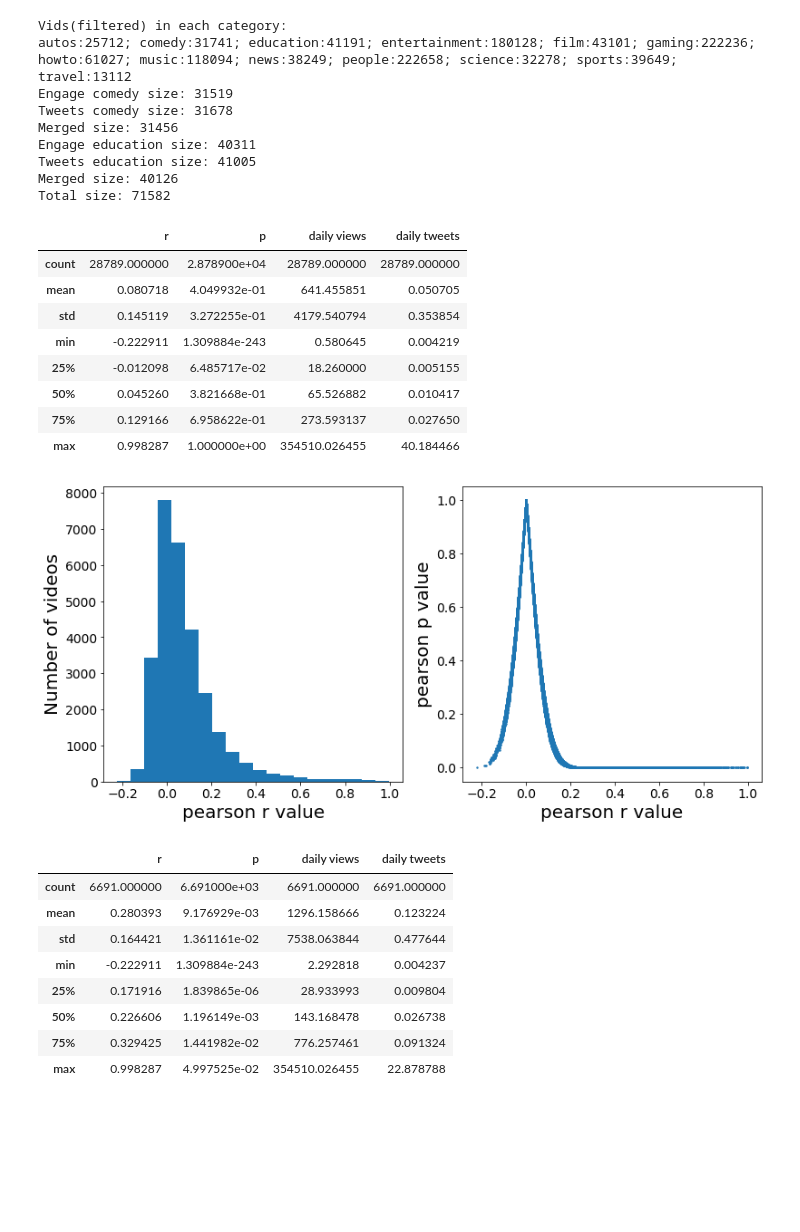
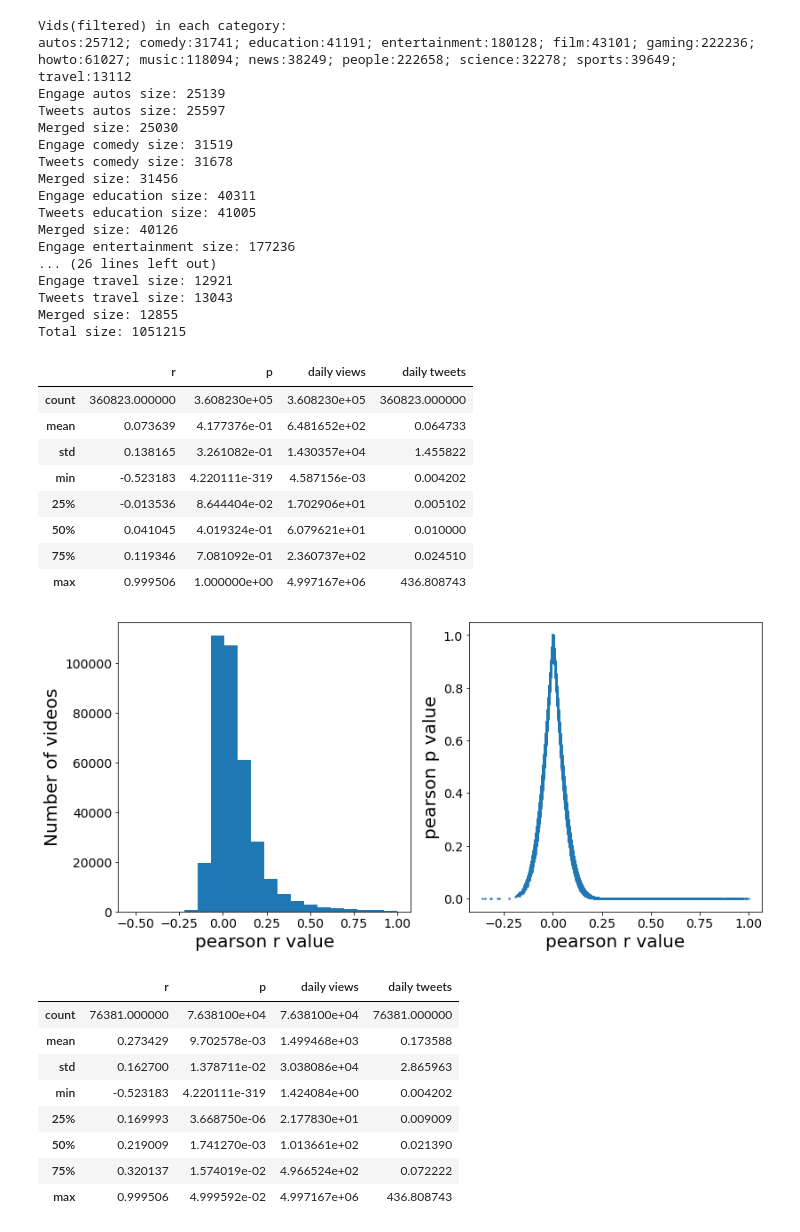
Before and after one commit to septasset/hip-popularity, a Jupyter notebook: data_analysis/engage16_temporal_views_promotion_long-term(all_cats).ipynb, the cells around one changed output. Drawn from its saved outputs; the diff is of its cells as text; code cells hidden in the pictures; blank space fills up the shorter version.

```diff
--- a/data_analysis/engage16_temporal_views_promotion_long-term(all_cats).ipynb
+++ b/data_analysis/engage16_temporal_views_promotion_long-term(all_cats).ipynb
@@ -19,13 +19,13 @@ plt.rcParams.update({'axes.labelsize': 20,
                      'xtick.labelsize': 14,
                      'ytick.labelsize': 14})
 # %%
-# file_vids_filter_all = "/home/users/u6314203/pyProject/hip-popularity/data/engage16/filtered/vids_filter_all.csv"
-# engage_dataset_base = "/localdata/u6314203/dataset_engage16/tweeted_videos"
-# tweets_dataset_base = "/localdata/u6314203/dataset_tweets_engage/dataset_tweets_fixTZ"
+file_vids_filter_all = "/home/users/u6314203/pyProject/hip-popularity/data/engage16/filtered/vids_filter_all.csv"
+engage_dataset_base = "/localdata/u6314203/dataset_engage16/tweeted_videos"
+tweets_dataset_base = "/localdata/u6314203/dataset_tweets_engage/dataset_tweets_fixTZ"
 
-file_vids_filter_all = "C:/Users/u6314203/pyProjects/hip-popularity/data/engage16/filtered/vids_filter_all.csv"
-engage_dataset_base = "G:/MLCV dataset/engagement'16/tweeted_videos"
-tweets_dataset_base = "G:/MLCV dataset/engagement'16/tweets_dataset_fixTZ"
+# file_vids_filter_all = "C:/Users/u6314203/pyProjects/hip-popularity/data/engage16/filtered/vids_filter_all.csv"
+# engage_dataset_base = "G:/MLCV dataset/engagement'16/tweeted_videos"
+# tweets_dataset_base = "G:/MLCV dataset/engagement'16/tweets_dataset_fixTZ"
 
 categories_eligible = ["autos", "comedy","education","entertainment", \
                        "film","gaming","howto","music",\
@@ -37,7 +37,7 @@ vids_filter_all = read_vids(file_vids_filter_all)
 
 merged_dataset = dict()
 # engage_metadata = dict()
-for category in categories_eligible[1:3]:
+for category in categories_eligible[:]:
     engage_dataset = engage_read(engage_dataset_base, category)
     tweets_dataset = engage_tweets_read(tweets_dataset_base, category)
 
@@ -48,13 +48,21 @@ print(f"Total size: {len(merged_dataset)}")
 # %% [output]
 Vids(filtered) in each category:
 autos:25712; comedy:31741; education:41191; entertainment:180128; film:43101; gaming:222236; howto:61027; music:118094; news:38249; people:222658; science:32278; sports:39649; travel:13112
+Engage autos size: 25139
+Tweets autos size: 25597
+Merged size: 25030
 Engage comedy size: 31519
 Tweets comedy size: 31678
 Merged size: 31456
 Engage education size: 40311
 Tweets education size: 41005
 Merged size: 40126
-Total size: 71582
+Engage entertainment size: 177236
+... (26 lines left out)
+Engage travel size: 12921
+Tweets travel size: 13043
+Merged size: 12855
+Total size: 1051215
 # %%
 timepoint = 90
 pearsonr_vals = []
@@ -71,44 +79,45 @@ df_pearsonr = df_pearsonr[[not x for x in np.isnan(df_pearsonr["r"])]]
 pd.DataFrame.describe(df_pearsonr)
 # %% [output]
 |  | r | p | daily views | daily tweets |
-| count | 28789.000000 | 2.878900e+04 | 28789.000000 | 28789.000000 |
-| mean | 0.080718 | 4.049932e-01 | 641.455851 | 0.050705 |
-| std | 0.145119 | 3.272255e-01 | 4179.540794 | 0.353854 |
-| min | -0.222911 | 1.309884e-243 | 0.580645 | 0.004219 |
-| 25% | -0.012098 | 6.485717e-02 | 18.260000 | 0.005155 |
-| 50% | 0.045260 | 3.821668e-01 | 65.526882 | 0.010417 |
-| 75% | 0.129166 | 6.958622e-01 | 273.593137 | 0.027650 |
-| max | 0.998287 | 1.000000e+00 | 354510.026455 | 40.184466 |
+| count | 360823.000000 | 3.608230e+05 | 3.608230e+05 | 360823.000000 |
+| mean | 0.073639 | 4.177376e-01 | 6.481652e+02 | 0.064733 |
+| std | 0.138165 | 3.261082e-01 | 1.430357e+04 | 1.455822 |
+| min | -0.523183 | 4.220111e-319 | 4.587156e-03 | 0.004202 |
+| 25% | -0.013536 | 8.644404e-02 | 1.702906e+01 | 0.005102 |
+| 50% | 0.041045 | 4.019324e-01 | 6.079621e+01 | 0.010000 |
+| 75% | 0.119346 | 7.081092e-01 | 2.360737e+02 | 0.024510 |
+| max | 0.999506 | 1.000000e+00 | 4.997167e+06 | 436.808743 |
 # %%
 fig = plt.figure(figsize=(13, 6))
 
 ax = fig.add_subplot(1,2,1)
 n, bins, patches = ax.hist(df_pearsonr["r"], bins=20)
 ax.set_xlabel("pearson r value")
 ax.set_ylabel("Number of videos")
 
 ax = fig.add_subplot(1,2,2)
-ax.scatter(df_pearsonr["r"], df_pearsonr["p"], s=2)
+sample_indices = np.random.choice(len(df_pearsonr["r"]), size=len(df_pearsonr["r"])//10, replace=False)
+ax.scatter(df_pearsonr["r"][sample_indices], df_pearsonr["p"][sample_indices], s=2)
 ax.set_xlabel("pearson r value")
 ax.set_ylabel("pearson p value")
 
-fig.savefig("figs/longTermPearson1.pdf", bbox_inches='tight')
+fig.savefig("figs/temporal_views_promotion/longTermPearson1.pdf", bbox_inches='tight')
 # %% [output]
-[figure, old version]
+[figure, new version]
 # %%
 df_filter = df_pearsonr[df_pearsonr["p"]<=0.05]
 
 pd.DataFrame.describe(df_filter)
 # %% [output]
 |  | r | p | daily views | daily tweets |
-| count | 6691.000000 | 6.691000e+03 | 6691.000000 | 6691.000000 |
-| mean | 0.280393 | 9.176929e-03 | 1296.158666 | 0.123224 |
-| std | 0.164421 | 1.361161e-02 | 7538.063844 | 0.477644 |
-| min | -0.222911 | 1.309884e-243 | 2.292818 | 0.004237 |
-| 25% | 0.171916 | 1.839865e-06 | 28.933993 | 0.009804 |
-| 50% | 0.226606 | 1.196149e-03 | 143.168478 | 0.026738 |
-| 75% | 0.329425 | 1.441982e-02 | 776.257461 | 0.091324 |
-| max | 0.998287 | 4.997525e-02 | 354510.026455 | 22.878788 |
+| count | 76381.000000 | 7.638100e+04 | 7.638100e+04 | 76381.000000 |
+| mean | 0.273429 | 9.702578e-03 | 1.499468e+03 | 0.173588 |
+| std | 0.162700 | 1.378711e-02 | 3.038086e+04 | 2.865963 |
+| min | -0.523183 | 4.220111e-319 | 1.424084e+00 | 0.004202 |
+| 25% | 0.169993 | 3.668750e-06 | 2.177830e+01 | 0.009009 |
+| 50% | 0.219009 | 1.741270e-03 | 1.013661e+02 | 0.021390 |
+| 75% | 0.320137 | 1.574019e-02 | 4.966524e+02 | 0.072222 |
+| max | 0.999506 | 4.999592e-02 | 4.997167e+06 | 436.808743 |
 # %%
 fig = plt.figure(figsize=(13, 6))
 
```
Also changed, not shown: parts of 3 cells of this notebook, 6 other files.
